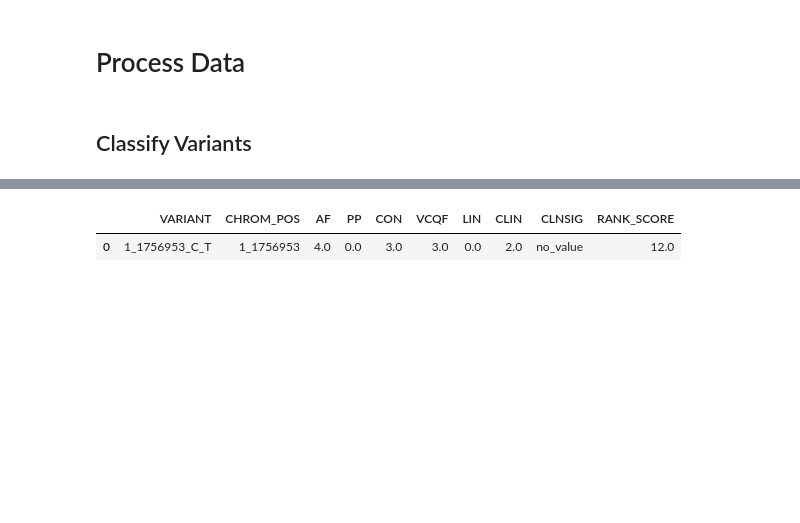
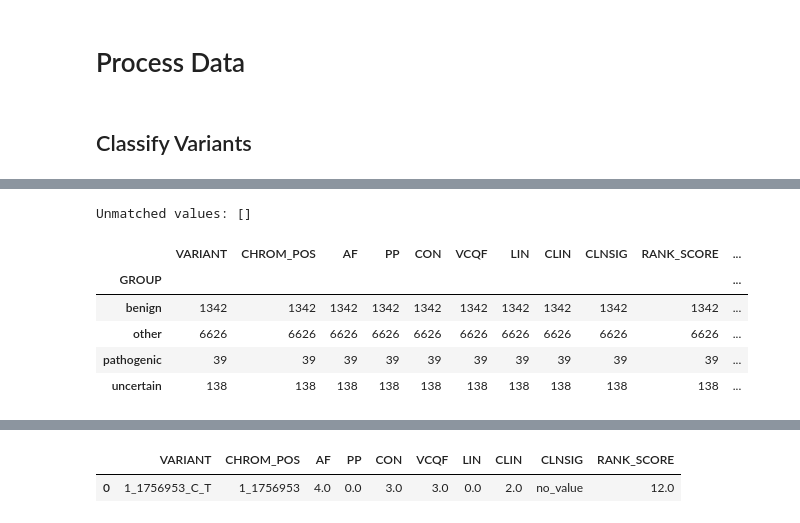
Before and after one commit to josefinelantz/GenScore, a Jupyter notebook: Submission.ipynb, the cells around one changed output, grey strips where cells are left out. Saved outputs shown, nothing was run; the diff lists cells and outputs as text; code cells hidden in the pictures; blank space fills up the shorter version.

```diff
--- a/Submission.ipynb
+++ b/Submission.ipynb
@@ -531,0 +608,14 @@ test[test["GROUP"] == "benign"]
+# %%
+unmatched = [value for value in CLNSIG_VALUES if not any(value in group for group in GROUPS_WITH_LABELS.values())]
+print("Unmatched values:", unmatched)
+# %% [output]
+Unmatched values: []
+# %%
+test.groupby("GROUP").count()
+# %% [output]
+|  | VARIANT | CHROM_POS | AF | PP | CON | VCQF | LIN | CLIN | CLNSIG | RANK_SCORE | ... |
+| GROUP |  |  |  |  |  |  |  |  |  |  | ... |
+| benign | 1342 | 1342 | 1342 | 1342 | 1342 | 1342 | 1342 | 1342 | 1342 | 1342 | ... |
+| other | 6626 | 6626 | 6626 | 6626 | 6626 | 6626 | 6626 | 6626 | 6626 | 6626 | ... |
+| pathogenic | 39 | 39 | 39 | 39 | 39 | 39 | 39 | 39 | 39 | 39 | ... |
+| uncertain | 138 | 138 | 138 | 138 | 138 | 138 | 138 | 138 | 138 | 138 | ... |
```
Also changed, not shown: parts of 37 cells of this notebook, 3 other files.
